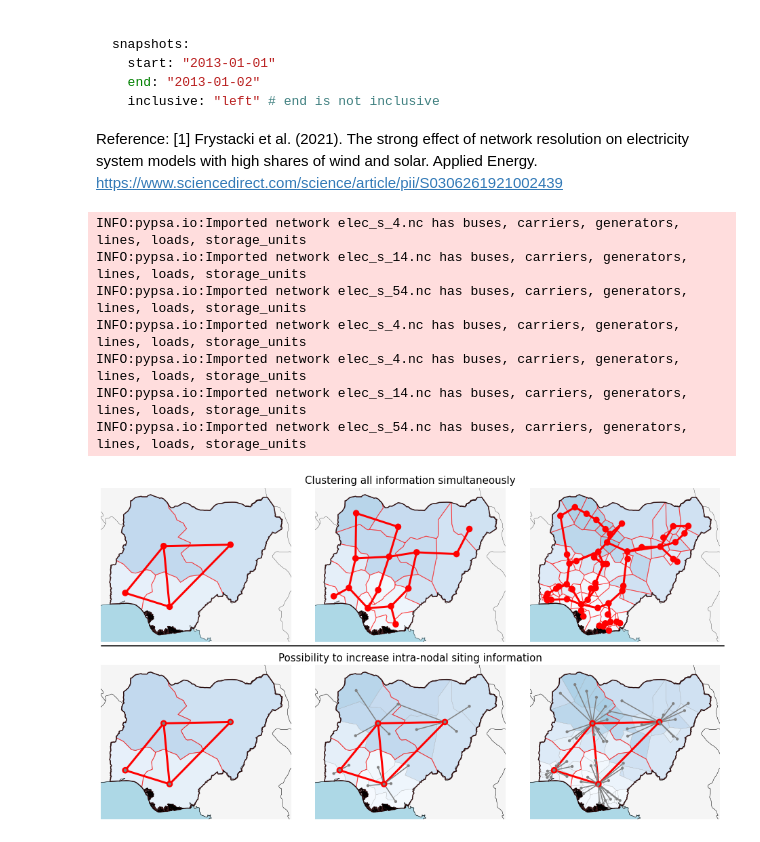
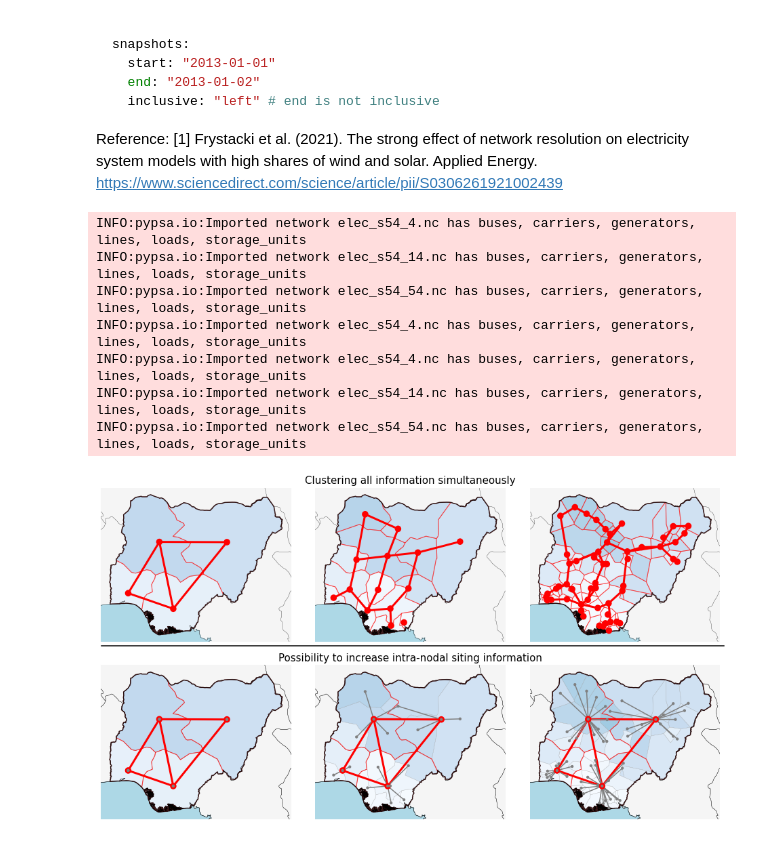
Before and after one commit to sharijide/pypsa-africa, a Jupyter notebook: notebooks/visualise_clustering.ipynb, the cells around one changed output. Cells and saved outputs as stored; diff of their text form; code cells hidden in the pictures.

Commit message:
update notebook to use s54-54 network

```diff
--- a/notebooks/visualise_clustering.ipynb
+++ b/notebooks/visualise_clustering.ipynb
@@ -56,9 +56,9 @@ country = gpd.read_file("../resources/country_shapes.geojson")
 
 c = 0
 for ax in axes[0, :]:
-    n = pypsa.Network(f"../networks/elec_s_{resolutions[c]}.nc")
+    n = pypsa.Network(f"../networks/elec_s54_{resolutions[c]}.nc")
     r = gpd.read_file(
-        f"../resources/regions_onshore_elec_s_{resolutions[c]}.geojson"
+        f"../resources/regions_onshore_elec_s54_{resolutions[c]}.geojson"
     ).set_index("name")
     factor = n.generators_t.p_max_pu.filter(like=plot_capfacs).mean()
     factor.index = [idx.split(f" {plot_capfacs}")[0] for idx in factor.index]
@@ -78,21 +78,21 @@ for ax in axes[0, :]:
     c += 1
 
 c = 0
-n = pypsa.Network(f"../networks/elec_s_4.nc")
-r = gpd.read_file(f"../resources/regions_onshore_elec_s_4.geojson").set_index("name")
-b = pd.read_csv("../resources/busmap_elec_s_4.csv", index_col=0).squeeze("columns")
+n = pypsa.Network(f"../networks/elec_s54_4.nc")
+r = gpd.read_file(f"../resources/regions_onshore_elec_s54_4.geojson").set_index("name")
+b = pd.read_csv("../resources/busmap_elec_s54_4.csv", index_col=0).squeeze("columns")
 
 for ax in axes[1, :]:
-    n2 = pypsa.Network(f"../networks/elec_s_{resolutions[c]}.nc")
+    n2 = pypsa.Network(f"../networks/elec_s54_{resolutions[c]}.nc")
     r2 = gpd.read_file(
-        f"../resources/regions_onshore_elec_s_{resolutions[c]}.geojson"
+        f"../resources/regions_onshore_elec_s54_{resolutions[c]}.geojson"
     ).set_index("name")
     factor = n2.generators_t.p_max_pu.filter(like=plot_capfacs).mean()
     factor.index = [idx.split(f" {plot_capfacs}")[0] for idx in factor.index]
     r2["factor"] = factor
 
     b2 = pd.read_csv(
-        f"../resources/busmap_elec_s_{resolutions[c]}.csv", index_col=0
+        f"../resources/busmap_elec_s54_{resolutions[c]}.csv", index_col=0
     ).squeeze("columns")
     n2.mremove("Line", n2.lines.index)
 
@@ -111,38 +111,38 @@ for ax in axes[1, :]:
     n.plot(
         color_geomap=True,
         bus_colors="red",
         bus_sizes=red_bussizes,
         line_colors="red",
         line_widths=red_linewidth,
         ax=ax,
     )
     n2.plot(bus_colors="grey", bus_sizes=1e-2, line_colors="grey", ax=ax)
     r2.boundary.plot(ax=ax, color="grey", linewidth=0.25, alpha=0.5)
     r2.plot(ax=ax, column="factor", cmap=cmap, alpha=1, vmin=0, vmax=1)
     r.boundary.plot(ax=ax, color="red", linewidth=1, alpha=0.5)
     country.boundary.plot(ax=ax, color="black", alpha=0.75)
 
     c += 1
 
 axes[0, 1].set_title(
     "Clustering all information simultaneously", fontsize=15
 )  # , FontWeight = 'bold')
 axes[1, 1].set_title(
     "Possibility to increase intra-nodal siting information", fontsize=15
 )  # , FontWeight = 'bold')
 
 # Draw a horizontal line
 line = plt.Line2D([0.14, 0.89], [0.52, 0.52], transform=fig.transFigure, color="black")
 fig.add_artist(line)
 
 # plt.savefig("visualise_clustering.pdf", bbox_inches="tight")
 plt.show()
 # %% [output]
-INFO:pypsa.io:Imported network elec_s_4.nc has buses, carriers, generators, lines, loads, storage_units
-INFO:pypsa.io:Imported network elec_s_14.nc has buses, carriers, generators, lines, loads, storage_units
-INFO:pypsa.io:Imported network elec_s_54.nc has buses, carriers, generators, lines, loads, storage_units
-INFO:pypsa.io:Imported network elec_s_4.nc has buses, carriers, generators, lines, loads, storage_units
-INFO:pypsa.io:Imported network elec_s_4.nc has buses, carriers, generators, lines, loads, storage_units
-INFO:pypsa.io:Imported network elec_s_14.nc has buses, carriers, generators, lines, loads, storage_units
-INFO:pypsa.io:Imported network elec_s_54.nc has buses, carriers, generators, lines, loads, storage_units
+INFO:pypsa.io:Imported network elec_s54_4.nc has buses, carriers, generators, lines, loads, storage_units
+INFO:pypsa.io:Imported network elec_s54_14.nc has buses, carriers, generators, lines, loads, storage_units
+INFO:pypsa.io:Imported network elec_s54_54.nc has buses, carriers, generators, lines, loads, storage_units
+INFO:pypsa.io:Imported network elec_s54_4.nc has buses, carriers, generators, lines, loads, storage_units
+INFO:pypsa.io:Imported network elec_s54_4.nc has buses, carriers, generators, lines, loads, storage_units
+INFO:pypsa.io:Imported network elec_s54_14.nc has buses, carriers, generators, lines, loads, storage_units
+INFO:pypsa.io:Imported network elec_s54_54.nc has buses, carriers, generators, lines, loads, storage_units
-[figure, old version]
+[figure, new version]
```
